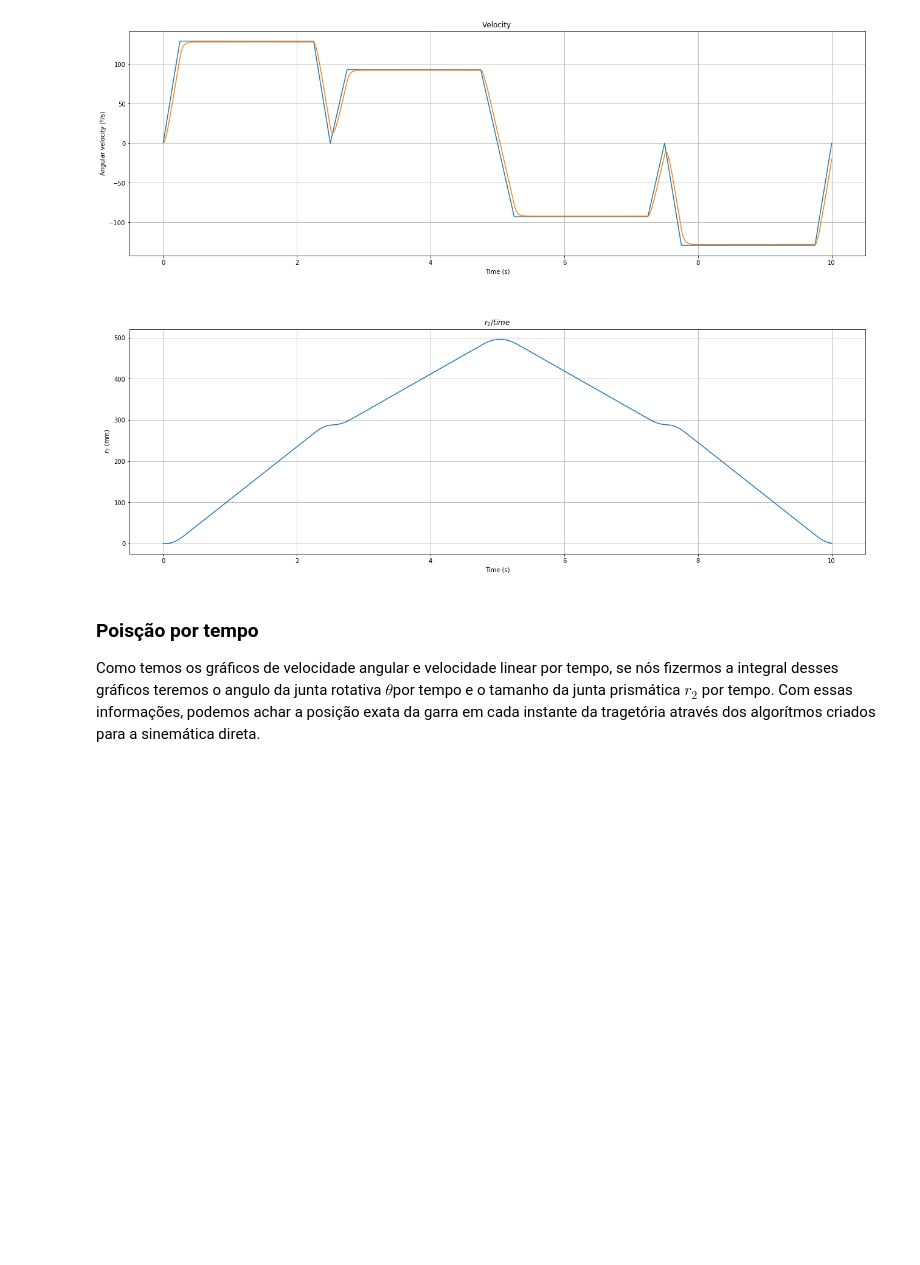
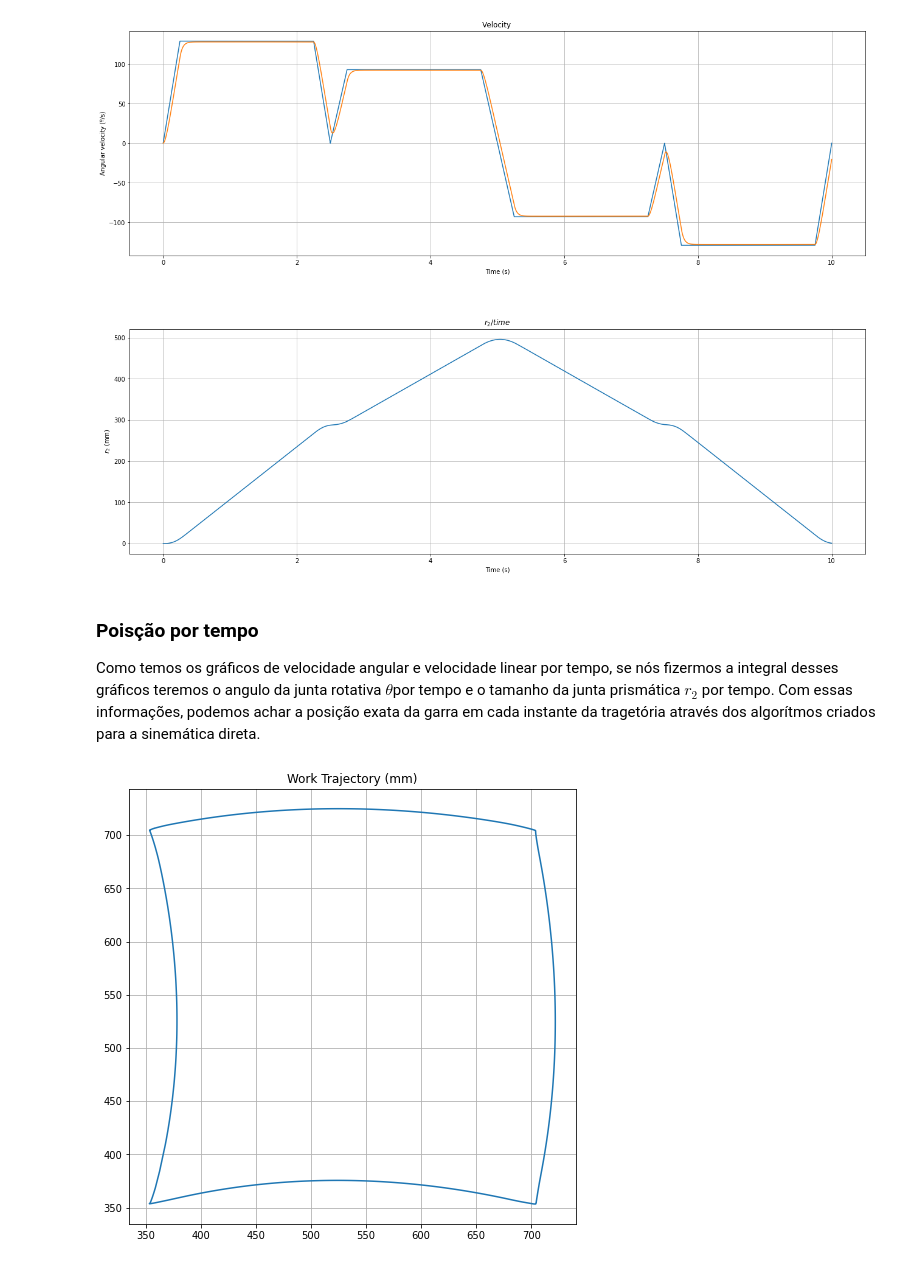
Before and after one commit to Pedro4064/ES101, a Jupyter notebook: ES101 - Robotic Arm/Braço Robótico.ipynb, the cells around one changed output. Saved outputs shown, nothing was run; the diff lists cells and outputs as text; code cells hidden in the pictures; blank space fills up the shorter version.

Commit message:
Plotted the square trajectory

```diff
--- a/ES101 - Robotic Arm/Braço Robótico.ipynb
+++ b/ES101 - Robotic Arm/Braço Robótico.ipynb
@@ -895,11 +895,11 @@ for t in time:
 w_velocity = []
 error = []
 u = []
-z = []
+z_angular = []
 for index,t in enumerate(time):
 
         if index == 0:
-            z.append(45)
+            z_angular.append(45)
             w_velocity.append(0)
             error.append(-8.19)
             u.append( -8.19 * Kp)
@@ -907,7 +907,7 @@ for index,t in enumerate(time):
         else:
 
             velocity = 1/(0.1/time_interval+0.02)*(u[index-1]+ (J/time_interval) * w_velocity[index - 1])
-            z.append((((w_velocity[index - 1] + velocity) * time_interval )) / 2 + z[index - 1])
+            z_angular.append((((w_velocity[index - 1] + velocity) * time_interval )) / 2 + z[index - 1])
             w_velocity.append(velocity)
             error_value = target_angular_velocity[index] - velocity
             error.append(error_value)
@@ -927,7 +927,7 @@ plots[0].set(xlabel = 'Time (s)', ylabel = ' $\omega$ (º/s)')
 plots[0].grid()
 
 ################### Angle over time ###################
-plots[1].plot(time, z)
+plots[1].plot(time, z_angular)
 
 plots[1].set_title('Angle / time')
 plots[1].set(xlabel = 'Time (s)', ylabel = 'Angle (º)')
@@ -998,12 +998,12 @@ for t in time:
 w_velocity = []
 error = []
 u = []
-z = []
+z_linear = []
 for index,t in enumerate(time):
 
         if index == 0:
 
-            z.append(0)
+            z_linear.append(0)
             w_velocity.append(0)
             error.append(129.14074967159272)
             u.append( 129.14074967159272 * Kp)
@@ -1011,7 +1011,7 @@ for index,t in enumerate(time):
         else:
 
             velocity = (1/(1/time_interval+0.2))*(u[index-1]+ (m/time_interval) * w_velocity[index - 1])
-            z.append((((w_velocity[index - 1] + velocity) * time_interval ))/2 + z[index - 1])
+            z_linear.append((((w_velocity[index - 1] + velocity) * time_interval ))/2 + z[index - 1])
             w_velocity.append(velocity)
             error_value = target_linear_velocity[index] - velocity
             error.append(error_value)
@@ -1031,7 +1031,7 @@ plots[0].set(xlabel = 'Time (s)', ylabel = 'Angular velocity (º/s)')
 plots[0].grid()
 
 ################### Angle over time ###################
-plots[1].plot(time, z)
+plots[1].plot(time, z_linear)
 
 plots[1].set_title('$r_{2}/time$')
 plots[1].set(xlabel = 'Time (s)', ylabel = ' $r_{2}$ (mm)')
@@ -1046,3 +1046,39 @@ plt.show()
 ### Poisção por tempo
 
 Como temos os gráficos de velocidade angular e velocidade linear por tempo, se nós fizermos a integral desses gráficos teremos o angulo da junta rotativa $\theta $por tempo e o tamanho da junta prismática $r_{2}$ por tempo. Com essas informações, podemos achar a posição exata da garra em cada instante da tragetória através dos algorítmos criados para a sinemática direta.
+# %%
+import vectors
+import robot
+import matplotlib.pyplot as plt
+%matplotlib inline
+
+mac_r = 500
+x = []
+y = []
+for angle,r in zip(z_angular,z_linear):
+
+    # Create the robotic arm instance
+    robot_arm = robot.robotic_arm()
+
+    # Rotate the correct angle
+    robot_arm.rotate_robotic_arm(angle)
+
+    # Calculate how much the r represents from the total (since the function receives the percentage)
+    percentage =r / 500
+    robot_arm.extand_arm(percentage)
+
+    #robot_arm.plot_robotic_arm()
+
+    resulting_vector = robot_arm.retracting_arm_vector + robot_arm.arm_vector
+    x.append(resulting_vector.x)
+    y.append(resulting_vector.y)
+
+################### Plotting ###################
+fig = plt.figure(figsize=(8,8))
+
+plt.plot(x,y)
+plt.title('Work Trajectory (mm)')
+plt.grid()
+plt.show()
+# %% [output]
+[figure, added]
```
